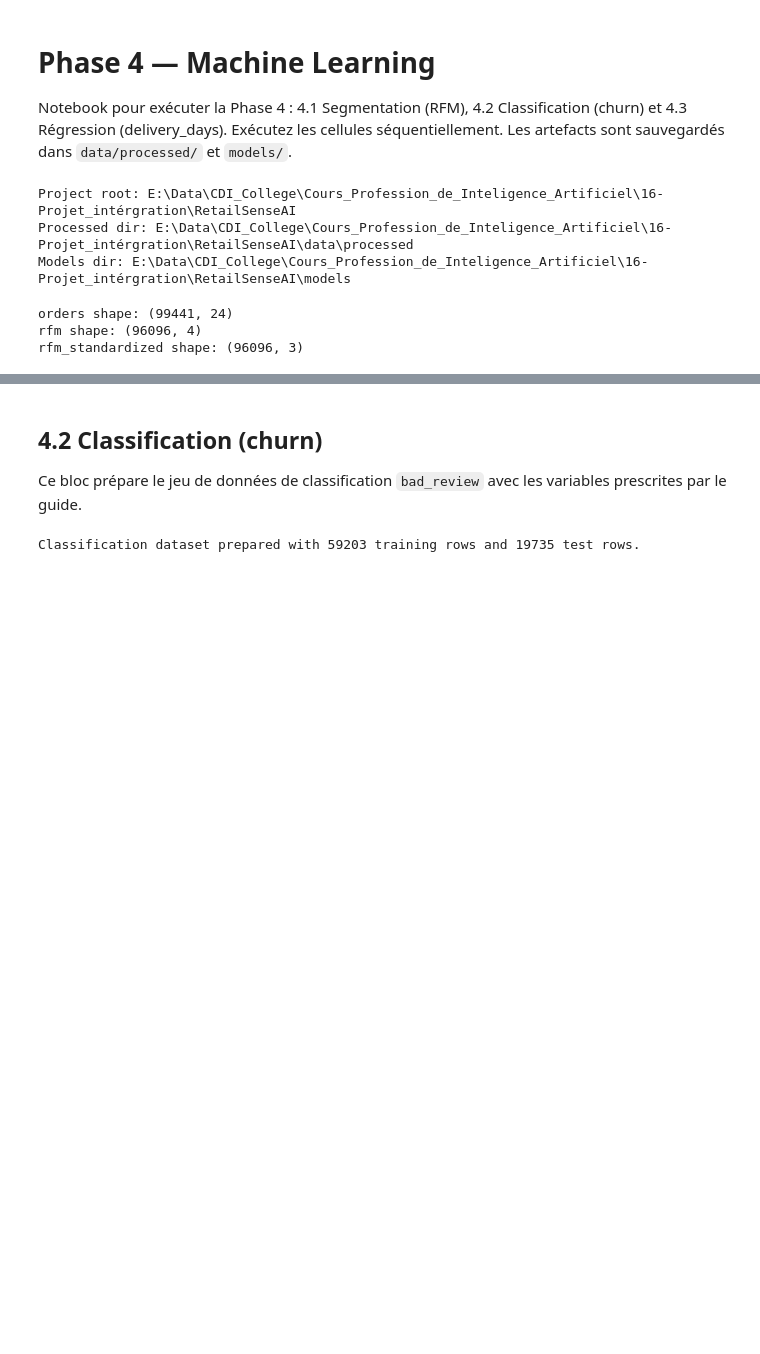
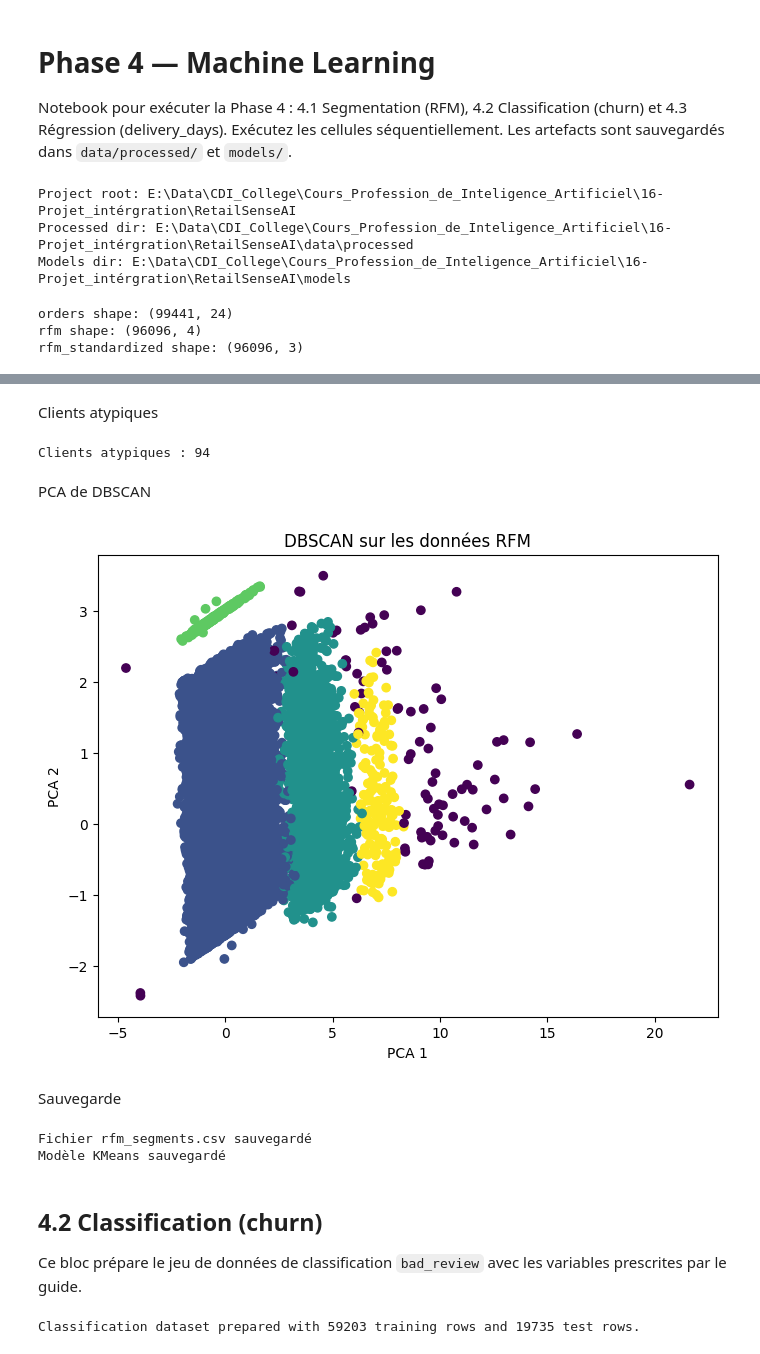
Before and after one commit to AlucardBL00D/PROJET-INTEGRATION-RetailSense_AI, a Jupyter notebook: notebooks/Phase_4_Machine_learning.ipynb, the cells around one changed output, grey strips where cells are left out. Saved outputs shown, nothing was run; the diff lists cells and outputs as text; code cells hidden in the pictures; blank space fills up the shorter version.

```diff
--- a/notebooks/Phase_4_Machine_learning.ipynb
+++ b/notebooks/Phase_4_Machine_learning.ipynb
@@ -126,0 +252,17 @@ Saved rfm_segments.csv and kmeans_rfm.joblib
+# %%
+eps = 0.5
+
+dbscan = DBSCAN(
+    eps=eps,
+    min_samples=10
+)
+
+labels_db = dbscan.fit_predict(X)
+
+rfm_out["dbscan_cluster"] = labels_db
+
+print(
+    rfm_out["dbscan_cluster"]
+    .value_counts()
+    .sort_index()
+)
@@ -127,3 +277,46 @@ Saved rfm_segments.csv and kmeans_rfm.joblib
+# %% [markdown]
+Clients atypiques
+# %%
+noise = np.sum(labels_db == -1)
+
+print("Clients atypiques :", noise)
+# %% [output]
+Clients atypiques : 94
+# %% [markdown]
+PCA de DBSCAN
+# %%
+plt.figure(figsize=(8,6))
+
+plt.scatter(
+    X_pca[:,0],
+    X_pca[:,1],
+    c=labels_db
+)
+
+plt.title("DBSCAN sur les données RFM")
+plt.xlabel("PCA 1")
+plt.ylabel("PCA 2")
+plt.show()
+# %% [output]
+[figure, added]
+# %% [markdown]
+Sauvegarde
+# %%
+rfm_out.to_csv(
+    PROCESSED / "rfm_segments.csv",
+    index=False
+)
+
+joblib.dump(
+    kmeans,
+    MODELS / "kmeans_rfm.joblib"
+)
+
+print("Fichier rfm_segments.csv sauvegardé")
+print("Modèle KMeans sauvegardé")
+# %% [output]
+Fichier rfm_segments.csv sauvegardé
+Modèle KMeans sauvegardé
 # %% [markdown]
 ## 4.2 Classification (churn)
 
```
Also changed, not shown: parts of 20 cells of this notebook, 2 other files.
